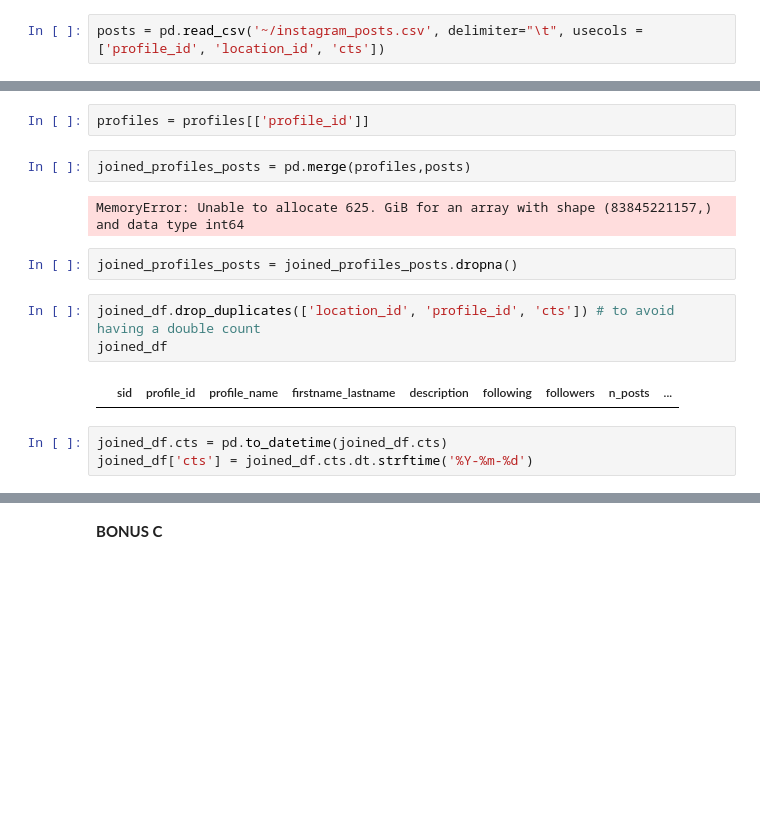
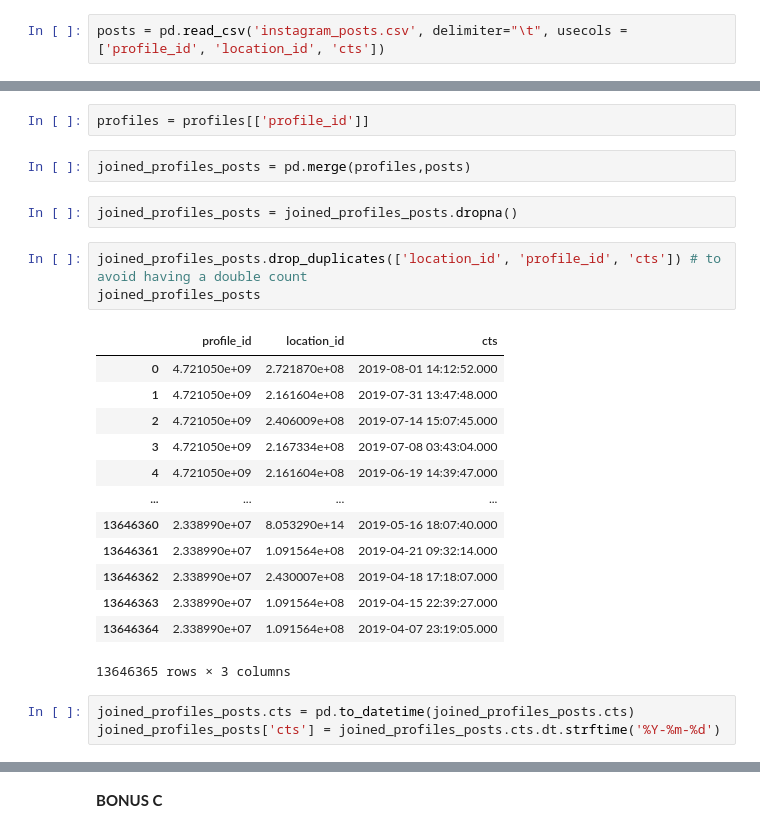
Before and after one commit to maryyyyna/ADM-HW2-Group14, a Jupyter notebook: main.ipynb, the cells around one changed output, grey strips where cells are left out. Saved outputs shown, nothing was run; the diff lists cells and outputs as text; blank space fills up the shorter version.

```diff
--- a/main.ipynb
+++ b/main.ipynb
@@ -1239,4 +1241,4 @@ Comparing the mean of time intervals between posts for the two categories, we do
 # %% [markdown]
 Assume users publish their posts the same day pictures or videos are taken: Are there users that have visited the same location on the same day? How about the same week? Extract the results and explain them.
 # %%
-posts = pd.read_csv('~/instagram_posts.csv', delimiter="\t", usecols = ['profile_id', 'location_id', 'cts'])
+posts = pd.read_csv('instagram_posts.csv', delimiter="\t", usecols = ['profile_id', 'location_id', 'cts'])
@@ -1248,16 +1248,26 @@ posts = posts.dropna()
 profiles = profiles[['profile_id']]
 # %%
 joined_profiles_posts = pd.merge(profiles,posts)
-# %% [output]
-MemoryError: Unable to allocate 625. GiB for an array with shape (83845221157,) and data type int64
 # %%
 joined_profiles_posts = joined_profiles_posts.dropna()
 # %%
-joined_df.drop_duplicates(['location_id', 'profile_id', 'cts']) # to avoid having a double count
-joined_df
+joined_profiles_posts.drop_duplicates(['location_id', 'profile_id', 'cts']) # to avoid having a double count
+joined_profiles_posts
 # %% [output]
-|  | sid | profile_id | profile_name | firstname_lastname | description | following | followers | n_posts | ... |
+|  | profile_id | location_id | cts |
+| 0 | 4.721050e+09 | 2.721870e+08 | 2019-08-01 14:12:52.000 |
+| 1 | 4.721050e+09 | 2.161604e+08 | 2019-07-31 13:47:48.000 |
+| 2 | 4.721050e+09 | 2.406009e+08 | 2019-07-14 15:07:45.000 |
+| 3 | 4.721050e+09 | 2.167334e+08 | 2019-07-08 03:43:04.000 |
+| 4 | 4.721050e+09 | 2.161604e+08 | 2019-06-19 14:39:47.000 |
+| ... | ... | ... | ... |
+| 13646360 | 2.338990e+07 | 8.053290e+14 | 2019-05-16 18:07:40.000 |
+| 13646361 | 2.338990e+07 | 1.091564e+08 | 2019-04-21 09:32:14.000 |
+| 13646362 | 2.338990e+07 | 2.430007e+08 | 2019-04-18 17:18:07.000 |
+| 13646363 | 2.338990e+07 | 1.091564e+08 | 2019-04-15 22:39:27.000 |
+| 13646364 | 2.338990e+07 | 1.091564e+08 | 2019-04-07 23:19:05.000 |
+13646365 rows × 3 columns
 # %%
-joined_df.cts = pd.to_datetime(joined_df.cts)
-joined_df['cts'] = joined_df.cts.dt.strftime('%Y-%m-%d')
+joined_profiles_posts.cts = pd.to_datetime(joined_profiles_posts.cts)
+joined_profiles_posts['cts'] = joined_profiles_posts.cts.dt.strftime('%Y-%m-%d')
 # %%
```
Also changed, not shown: parts of 43 cells of this notebook.
